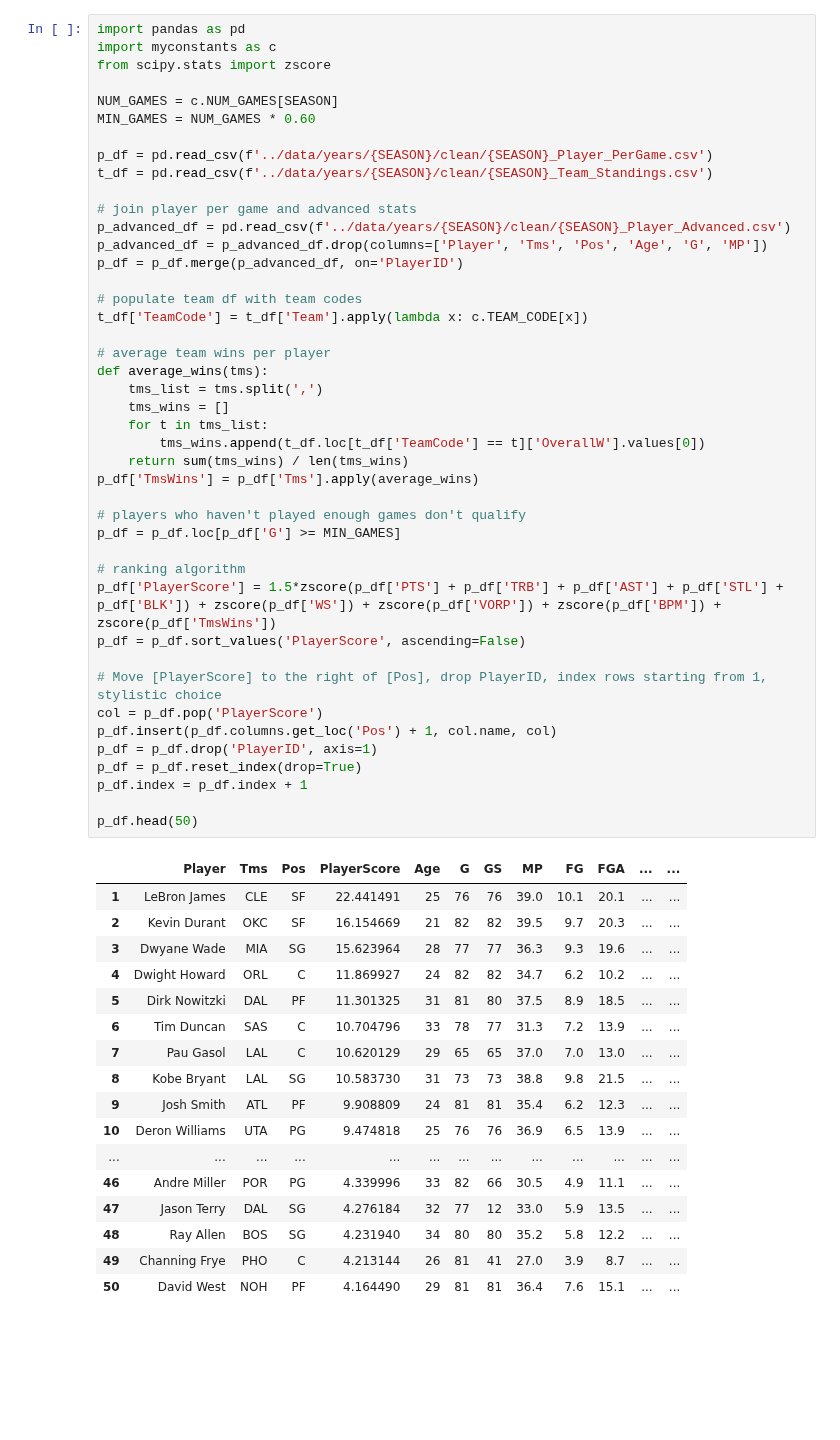
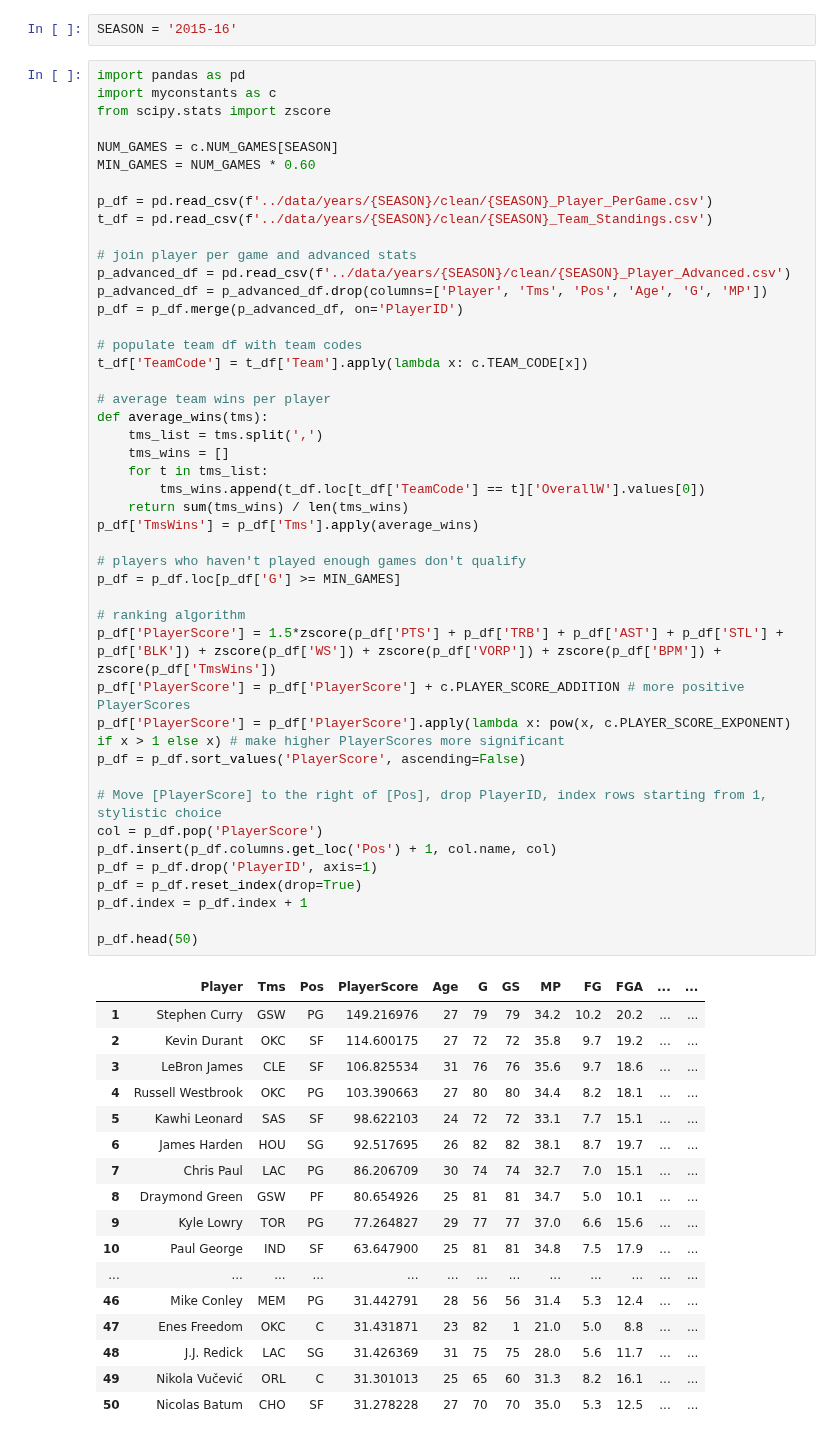
Before and after one commit to AustinMayerhofer/NBA-metrics, a Jupyter notebook: src/rankings.ipynb, the cells around one changed output. Saved outputs shown, nothing was run; the diff lists cells and outputs as text; blank space fills up the shorter version.

Commit message:
add 6 to PlayerScore and raise to 1.5 power

```diff
--- a/src/rankings.ipynb
+++ b/src/rankings.ipynb
@@ -3,3 +1,5 @@ SEASON = '2009-10'
+# %%
+SEASON = '2015-16'
 # %%
 import pandas as pd
 import myconstants as c
@@ -18,47 +18,49 @@ p_df = p_df.merge(p_advanced_df, on='PlayerID')
 
 # populate team df with team codes
 t_df['TeamCode'] = t_df['Team'].apply(lambda x: c.TEAM_CODE[x])
 
 # average team wins per player
 def average_wins(tms):
     tms_list = tms.split(',')
     tms_wins = []
     for t in tms_list:
         tms_wins.append(t_df.loc[t_df['TeamCode'] == t]['OverallW'].values[0])
     return sum(tms_wins) / len(tms_wins)
 p_df['TmsWins'] = p_df['Tms'].apply(average_wins)
 
 # players who haven't played enough games don't qualify
 p_df = p_df.loc[p_df['G'] >= MIN_GAMES]
 
 # ranking algorithm
 p_df['PlayerScore'] = 1.5*zscore(p_df['PTS'] + p_df['TRB'] + p_df['AST'] + p_df['STL'] + p_df['BLK']) + zscore(p_df['WS']) + zscore(p_df['VORP']) + zscore(p_df['BPM']) + zscore(p_df['TmsWins'])
+p_df['PlayerScore'] = p_df['PlayerScore'] + c.PLAYER_SCORE_ADDITION # more positive PlayerScores
+p_df['PlayerScore'] = p_df['PlayerScore'].apply(lambda x: pow(x, c.PLAYER_SCORE_EXPONENT) if x > 1 else x) # make higher PlayerScores more significant
 p_df = p_df.sort_values('PlayerScore', ascending=False)
 
 # Move [PlayerScore] to the right of [Pos], drop PlayerID, index rows starting from 1, stylistic choice
 col = p_df.pop('PlayerScore')
 p_df.insert(p_df.columns.get_loc('Pos') + 1, col.name, col)
 p_df = p_df.drop('PlayerID', axis=1)
 p_df = p_df.reset_index(drop=True)
 p_df.index = p_df.index + 1
 
 p_df.head(50)
 # %% [output]
 |  | Player | Tms | Pos | PlayerScore | Age | G | GS | MP | FG | FGA | ... | ... |
-| 1 | LeBron James | CLE | SF | 22.441491 | 25 | 76 | 76 | 39.0 | 10.1 | 20.1 | ... | ... |
-| 2 | Kevin Durant | OKC | SF | 16.154669 | 21 | 82 | 82 | 39.5 | 9.7 | 20.3 | ... | ... |
-| 3 | Dwyane Wade | MIA | SG | 15.623964 | 28 | 77 | 77 | 36.3 | 9.3 | 19.6 | ... | ... |
-| 4 | Dwight Howard | ORL | C | 11.869927 | 24 | 82 | 82 | 34.7 | 6.2 | 10.2 | ... | ... |
-| 5 | Dirk Nowitzki | DAL | PF | 11.301325 | 31 | 81 | 80 | 37.5 | 8.9 | 18.5 | ... | ... |
-| 6 | Tim Duncan | SAS | C | 10.704796 | 33 | 78 | 77 | 31.3 | 7.2 | 13.9 | ... | ... |
-| 7 | Pau Gasol | LAL | C | 10.620129 | 29 | 65 | 65 | 37.0 | 7.0 | 13.0 | ... | ... |
-| 8 | Kobe Bryant | LAL | SG | 10.583730 | 31 | 73 | 73 | 38.8 | 9.8 | 21.5 | ... | ... |
-| 9 | Josh Smith | ATL | PF | 9.908809 | 24 | 81 | 81 | 35.4 | 6.2 | 12.3 | ... | ... |
-| 10 | Deron Williams | UTA | PG | 9.474818 | 25 | 76 | 76 | 36.9 | 6.5 | 13.9 | ... | ... |
+| 1 | Stephen Curry | GSW | PG | 149.216976 | 27 | 79 | 79 | 34.2 | 10.2 | 20.2 | ... | ... |
+| 2 | Kevin Durant | OKC | SF | 114.600175 | 27 | 72 | 72 | 35.8 | 9.7 | 19.2 | ... | ... |
+| 3 | LeBron James | CLE | SF | 106.825534 | 31 | 76 | 76 | 35.6 | 9.7 | 18.6 | ... | ... |
+| 4 | Russell Westbrook | OKC | PG | 103.390663 | 27 | 80 | 80 | 34.4 | 8.2 | 18.1 | ... | ... |
+| 5 | Kawhi Leonard | SAS | SF | 98.622103 | 24 | 72 | 72 | 33.1 | 7.7 | 15.1 | ... | ... |
+| 6 | James Harden | HOU | SG | 92.517695 | 26 | 82 | 82 | 38.1 | 8.7 | 19.7 | ... | ... |
+| 7 | Chris Paul | LAC | PG | 86.206709 | 30 | 74 | 74 | 32.7 | 7.0 | 15.1 | ... | ... |
+| 8 | Draymond Green | GSW | PF | 80.654926 | 25 | 81 | 81 | 34.7 | 5.0 | 10.1 | ... | ... |
+| 9 | Kyle Lowry | TOR | PG | 77.264827 | 29 | 77 | 77 | 37.0 | 6.6 | 15.6 | ... | ... |
+| 10 | Paul George | IND | SF | 63.647900 | 25 | 81 | 81 | 34.8 | 7.5 | 17.9 | ... | ... |
 | ... | ... | ... | ... | ... | ... | ... | ... | ... | ... | ... | ... | ... |
-| 46 | Andre Miller | POR | PG | 4.339996 | 33 | 82 | 66 | 30.5 | 4.9 | 11.1 | ... | ... |
-| 47 | Jason Terry | DAL | SG | 4.276184 | 32 | 77 | 12 | 33.0 | 5.9 | 13.5 | ... | ... |
-| 48 | Ray Allen | BOS | SG | 4.231940 | 34 | 80 | 80 | 35.2 | 5.8 | 12.2 | ... | ... |
-| 49 | Channing Frye | PHO | C | 4.213144 | 26 | 81 | 41 | 27.0 | 3.9 | 8.7 | ... | ... |
-| 50 | David West | NOH | PF | 4.164490 | 29 | 81 | 81 | 36.4 | 7.6 | 15.1 | ... | ... |
+| 46 | Mike Conley | MEM | PG | 31.442791 | 28 | 56 | 56 | 31.4 | 5.3 | 12.4 | ... | ... |
+| 47 | Enes Freedom | OKC | C | 31.431871 | 23 | 82 | 1 | 21.0 | 5.0 | 8.8 | ... | ... |
+| 48 | J.J. Redick | LAC | SG | 31.426369 | 31 | 75 | 75 | 28.0 | 5.6 | 11.7 | ... | ... |
+| 49 | Nikola Vučević | ORL | C | 31.301013 | 25 | 65 | 60 | 31.3 | 8.2 | 16.1 | ... | ... |
+| 50 | Nicolas Batum | CHO | SF | 31.278228 | 27 | 70 | 70 | 35.0 | 5.3 | 12.5 | ... | ... |
 50 rows × 51 columns
```
Also changed, not shown: parts of 1 cell of this notebook, 1 other file.
